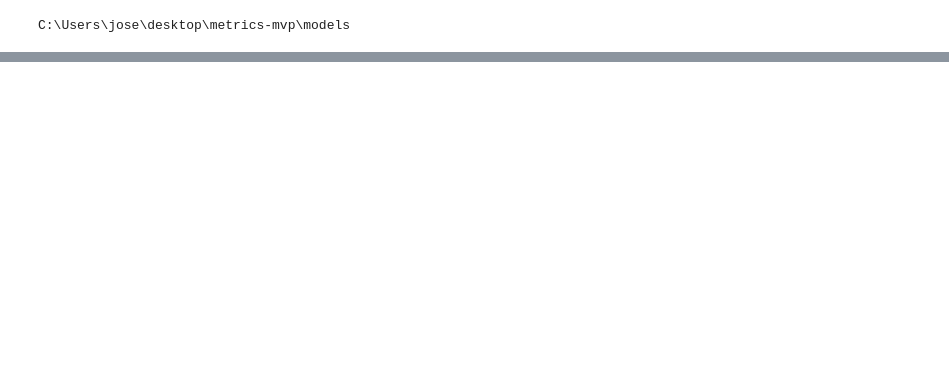
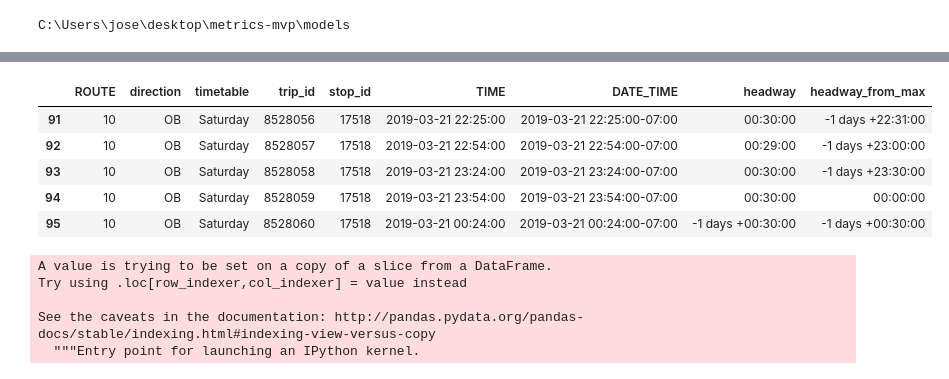
Before and after one commit to trynmaps/metrics-mvp, a Jupyter notebook: models/Untitled.ipynb, the cells around one changed output, grey strips where cells are left out. Saved outputs shown, nothing was run; the diff lists cells and outputs as text; code cells hidden in the pictures; blank space fills up the shorter version.

```diff
--- a/models/Untitled.ipynb
+++ b/models/Untitled.ipynb
@@ -304,0 +24,2 @@ True
+# %%
+all_stops_timetables = {df["ROUTE"][0]:{stop_id:df[df["stop_id"] == stop_id] for stop_id in df["stop_id"].unique()} for df in all_files}
@@ -304,0 +34,2 @@ True
+# %%
+test = all_stops_timetables[10][17518]
@@ -304,0 +51,2 @@ True
+# %%
+types = [test[test["timetable"] == day_type] for day_type in ["Saturday", "Sunday", "Weekday"]]
@@ -304,0 +169,2 @@ True
+# %%
+types[0].iloc[95]["adjusted_time"] = types[0].iloc[95]["DATE_TIME"] + timedelta(days = 1)
@@ -304,0 +189,9 @@ True
+# %%
+types[0].tail()
+# %% [output]
+|  | ROUTE | direction | timetable | trip_id | stop_id | TIME | DATE_TIME | headway | headway_from_max |
+| 91 | 10 | OB | Saturday | 8528056 | 17518 | 2019-03-21 22:25:00 | 2019-03-21 22:25:00-07:00 | 00:30:00 | -1 days +22:31:00 |
+| 92 | 10 | OB | Saturday | 8528057 | 17518 | 2019-03-21 22:54:00 | 2019-03-21 22:54:00-07:00 | 00:29:00 | -1 days +23:00:00 |
+| 93 | 10 | OB | Saturday | 8528058 | 17518 | 2019-03-21 23:24:00 | 2019-03-21 23:24:00-07:00 | 00:30:00 | -1 days +23:30:00 |
+| 94 | 10 | OB | Saturday | 8528059 | 17518 | 2019-03-21 23:54:00 | 2019-03-21 23:54:00-07:00 | 00:30:00 | 00:00:00 |
+| 95 | 10 | OB | Saturday | 8528060 | 17518 | 2019-03-21 00:24:00 | 2019-03-21 00:24:00-07:00 | -1 days +00:30:00 | -1 days +00:30:00 |
@@ -304,0 +200,8 @@ True
+# %%
+test_type["idx"] = test_type.index
+# %% [output]
+A value is trying to be set on a copy of a slice from a DataFrame.
+Try using .loc[row_indexer,col_indexer] = value instead
+
+See the caveats in the documentation: http://pandas.pydata.org/pandas-docs/stable/indexing.html#indexing-view-versus-copy
+  """Entry point for launching an IPython kernel.
```
Also changed, not shown: parts of 56 cells of this notebook, 4 other files.
